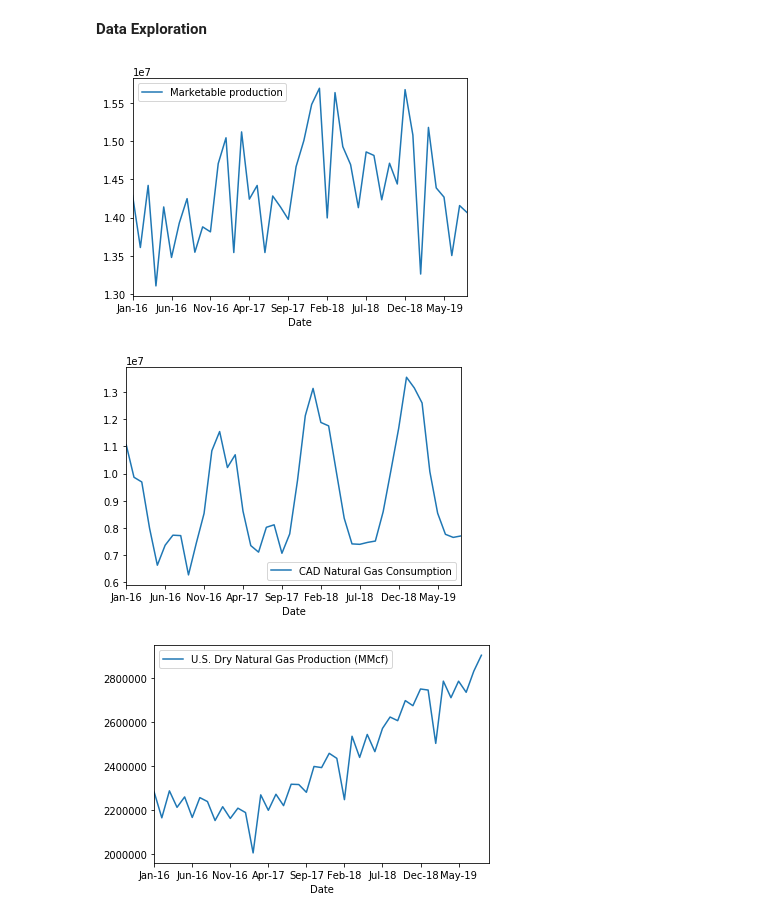
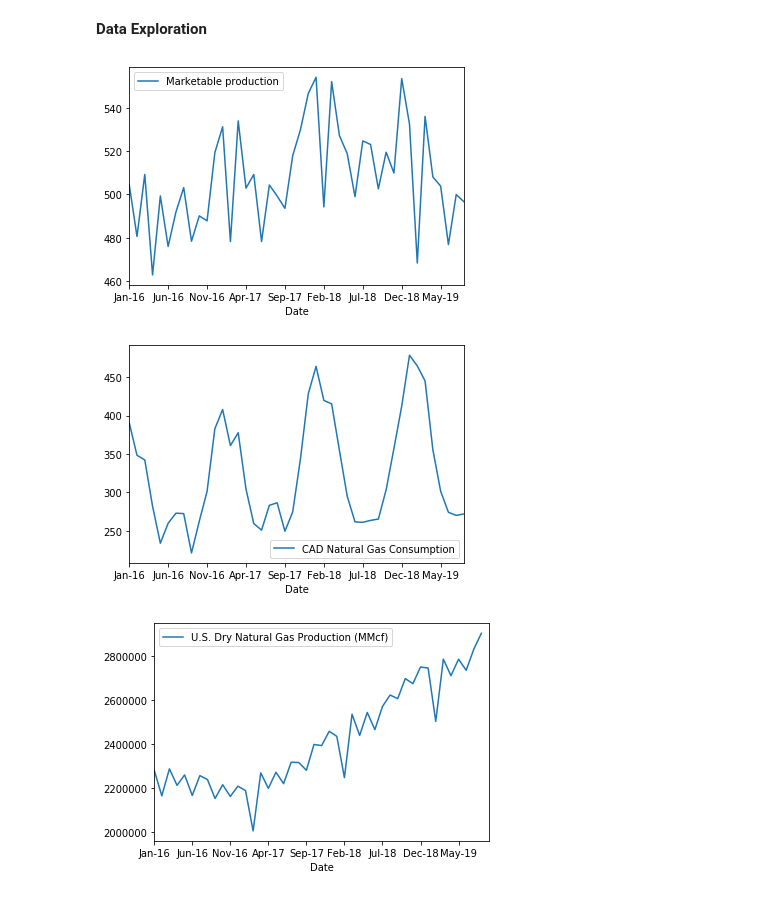
Before and after one commit to jamesbews/ENSF-519, a Jupyter notebook: ENSF 519 Natural Gas Pricing Forecast.ipynb, the cells around one changed output. Cells and saved outputs as stored; diff of their text form; code cells hidden in the pictures.

Commit message:
Converted USD to CAD and cubic meters to MMcF

```diff
--- a/ENSF 519 Natural Gas Pricing Forecast.ipynb
+++ b/ENSF 519 Natural Gas Pricing Forecast.ipynb
@@ -98,6 +84,21 @@ cad_data
 | Jun-19 | 13502472.8 | 7758097.8 |
 | Jul-19 | 14157362.7 | 7643799.7 |
 | Aug-19 | 14062328.7 | 7698214.7 |
+# %%
+# Convert volumes
+cm_to_mmcf = 35.3146667 / 1000000
+# First convert storage_stats_df from cubic meters to MMcf
+conv_cad_storage = storage_stats_df.apply(lambda x: x * cm_to_mmcf)
+
+# Second convert price_data from USD to CAD
+conv_price_data = pd.DataFrame()
+conv_price_data['Henry Hub (CAD/MMBtu)'] = price_data.apply(
+    lambda x: x['Henry Hub (USD/MMBtu)'] / x['CADUSD'], axis=1)
+conv_price_data['AECO (CAD/MMBtu)'] = price_data.apply(
+    lambda x: x['AECO (USD/MMBtu)'] / x['CADUSD'], axis=1)
+
+# Third convert cad_data from cubic meters to MMcf
+conv_cad_data = cad_data.apply(lambda x: x * cm_to_mmcf)
 # %% [markdown]
 **Data Exploration**
 # %%
@@ -105,16 +106,16 @@ import matplotlib.pyplot as plt
 %matplotlib inline
 
 ax = plt.gca()
-cad_data.plot(kind='line', y='Marketable production', ax=ax)
+conv_cad_data.plot(kind='line', y='Marketable production', ax=ax)
 plt.show()
 # %% [output]
-[figure, old version]
+[figure, new version]
 # %%
 ax = plt.gca()
-cad_data.plot(kind='line', y='CAD Natural Gas Consumption', ax=ax)
+conv_cad_data.plot(kind='line', y='CAD Natural Gas Consumption', ax=ax)
 plt.show()
 # %% [output]
-[figure, old version]
+[figure, new version]
 # %%
 #US Production
 ax = plt.gca()
```
Also changed, not shown: parts of 6 cells of this notebook.
